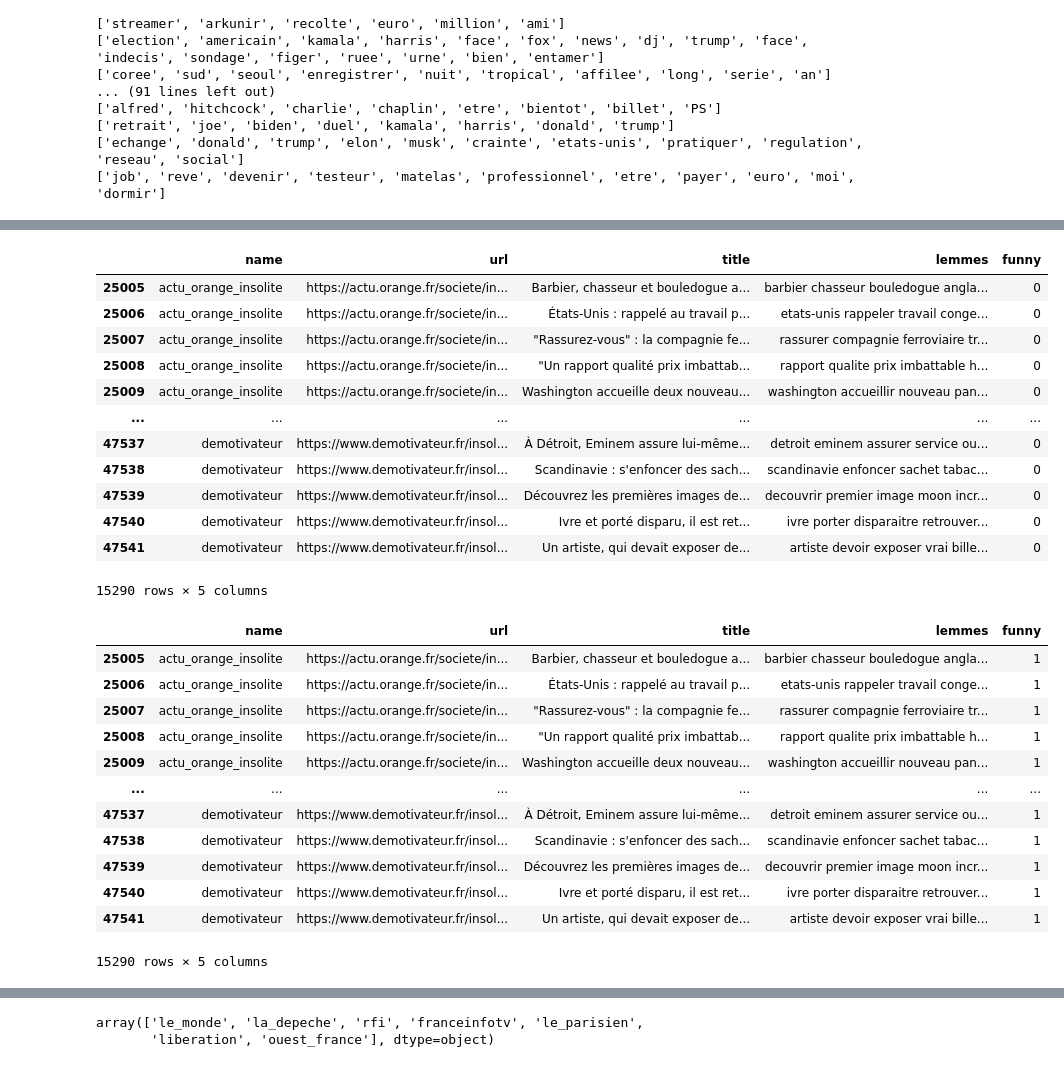
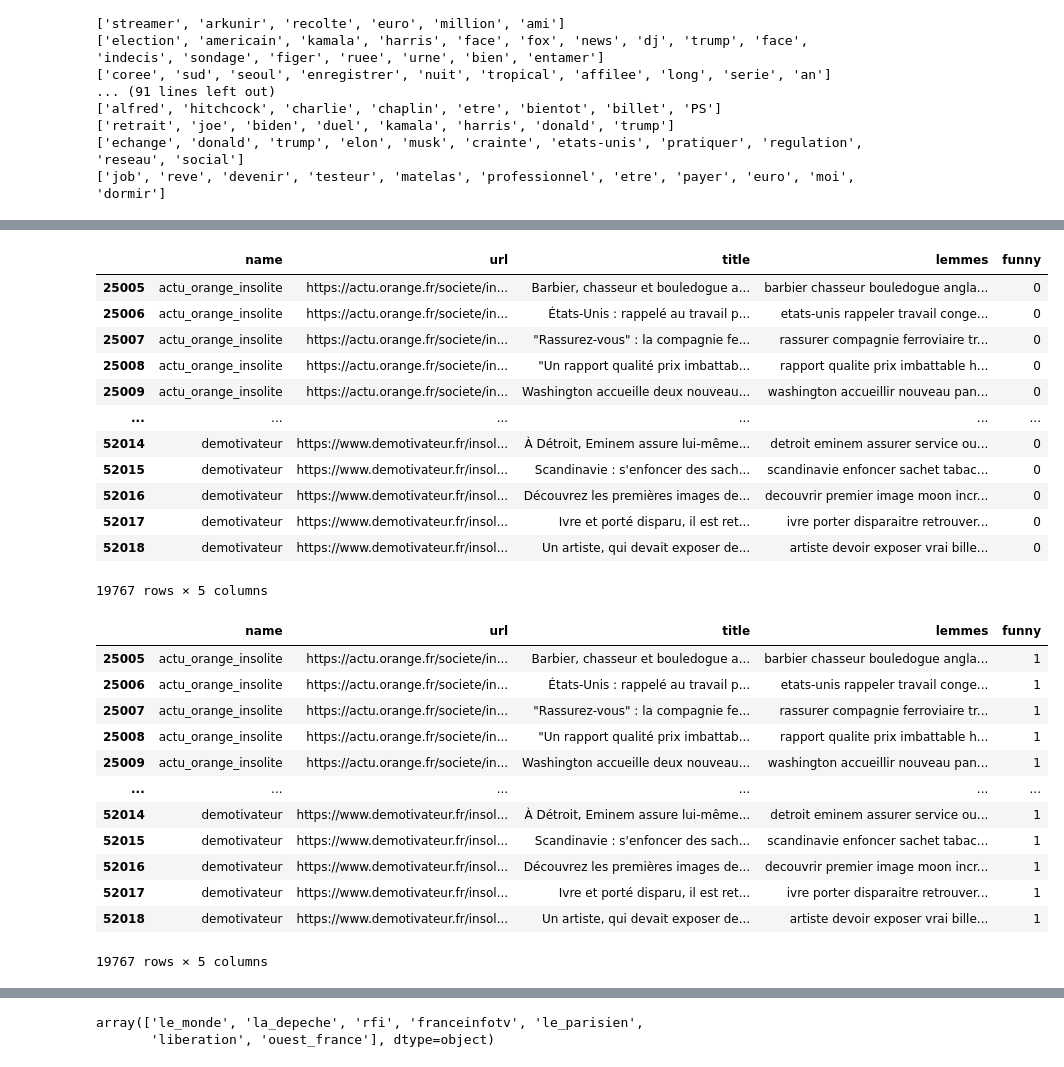
Before and after one commit to mikachou/funnypress-data-study, a Jupyter notebook: notebooks/01_clean.ipynb, the cells around one changed output, grey strips where cells are left out. Saved outputs shown, nothing was run; the diff lists cells and outputs as text; code cells hidden in the pictures.

Commit message:
add gorafisation raw data; handle english text in raw data

```diff
--- a/notebooks/01_clean.ipynb
+++ b/notebooks/01_clean.ipynb
@@ -282,0 +353,4 @@ df
+# %%
+df['lang'] = df.apply(lambda row: 'fr' if (row['name'] == 'gorafisation' and row['lang'] not in ['fr', 'ca'] and 'fr' in list(map(lambda lang: lang.lang, detect_langs(row['title'])))) else row['lang'], axis=1)
+
+df[df['name'] == 'gorafisation'][~df['lang'].isin(['fr', 'ca'])]
@@ -282,0 +371,3 @@ df
+# %%
+for index, row in df[df['name'] == 'gorafisation'][~df['lang'].isin(['fr', 'ca'])][['url', 'title']].iterrows():
+    print(index, row['url'], row['title'], detect_langs(row['title']))
@@ -282,0 +392,13 @@ df
+# %%
+fr_articles = [
+    'Fan de Messi, il tue son ami fan de Cristiano Ronaldo',
+    'Leonardo DiCaprio forcé par la justice de rendre "son" Oscar',
+    'World of Warcraft a un problème de viol',
+    'Star Trek: Discovery propose des sous-titres en klingon sur Netflix',
+    'La Nasa lance un concours de "caca dans l’espace"',
+    'Quand CNews confond Nasser Al Khelaifi avec Jamal Abdel Nasser',
+    'LinkedIn va-t-il se faire Instagramiser ?',
+    'Israël: Salina Steinfeld, 86 Ans, Élue Miss Survivante De La Shoah',
+]
+
+df['lang'] = df.apply(lambda row: 'fr' if row['title'] in fr_articles else row['lang'], axis=1)
@@ -282,0 +442,3 @@ df
+# %%
+df = df.drop('lang', axis=1).reset_index(drop=True)
+df
@@ -521,17 +697,17 @@ df
 # %%
-df[df['name'].isin(['actu_orange_insolite', 'demotivateur', 'europe1_insolite', 'franceinfotv_bizarre', 'huffpost_insolite'])]
+df[df['name'].isin(['actu_orange_insolite', 'demotivateur', 'europe1_insolite', 'franceinfotv_bizarre', 'huffpost_insolite', 'gorafisation'])]
 # %% [output]
 |  | name | url | title | lemmes | funny |
 | 25005 | actu_orange_insolite | https://actu.orange.fr/societe/in... | Barbier, chasseur et bouledogue a... | barbier chasseur bouledogue angla... | 0 |
 | 25006 | actu_orange_insolite | https://actu.orange.fr/societe/in... | États-Unis : rappelé au travail p... | etats-unis rappeler travail conge... | 0 |
 | 25007 | actu_orange_insolite | https://actu.orange.fr/societe/in... | "Rassurez-vous" : la compagnie fe... | rassurer compagnie ferroviaire tr... | 0 |
 | 25008 | actu_orange_insolite | https://actu.orange.fr/societe/in... | "Un rapport qualité prix imbattab... | rapport qualite prix imbattable h... | 0 |
 | 25009 | actu_orange_insolite | https://actu.orange.fr/societe/in... | Washington accueille deux nouveau... | washington accueillir nouveau pan... | 0 |
 | ... | ... | ... | ... | ... | ... |
-| 47537 | demotivateur | https://www.demotivateur.fr/insol... | À Détroit, Eminem assure lui-même... | detroit eminem assurer service ou... | 0 |
-| 47538 | demotivateur | https://www.demotivateur.fr/insol... | Scandinavie : s'enfoncer des sach... | scandinavie enfoncer sachet tabac... | 0 |
-| 47539 | demotivateur | https://www.demotivateur.fr/insol... | Découvrez les premières images de... | decouvrir premier image moon incr... | 0 |
-| 47540 | demotivateur | https://www.demotivateur.fr/insol... | Ivre et porté disparu, il est ret... | ivre porter disparaitre retrouver... | 0 |
-| 47541 | demotivateur | https://www.demotivateur.fr/insol... | Un artiste, qui devait exposer de... | artiste devoir exposer vrai bille... | 0 |
+| 52014 | demotivateur | https://www.demotivateur.fr/insol... | À Détroit, Eminem assure lui-même... | detroit eminem assurer service ou... | 0 |
+| 52015 | demotivateur | https://www.demotivateur.fr/insol... | Scandinavie : s'enfoncer des sach... | scandinavie enfoncer sachet tabac... | 0 |
+| 52016 | demotivateur | https://www.demotivateur.fr/insol... | Découvrez les premières images de... | decouvrir premier image moon incr... | 0 |
+| 52017 | demotivateur | https://www.demotivateur.fr/insol... | Ivre et porté disparu, il est ret... | ivre porter disparaitre retrouver... | 0 |
+| 52018 | demotivateur | https://www.demotivateur.fr/insol... | Un artiste, qui devait exposer de... | artiste devoir exposer vrai bille... | 0 |
-15290 rows × 5 columns
+19767 rows × 5 columns
 # %%
@@ -539,5 +715,5 @@ df.loc[df['name'].isin(['actu_orange_insolite', 'demotivateur', 'europe1_insolit
 # %%
-df[df['name'].isin(['actu_orange_insolite', 'demotivateur', 'europe1_insolite', 'franceinfotv_bizarre', 'huffpost_insolite'])]
+df[df['name'].isin(['actu_orange_insolite', 'demotivateur', 'europe1_insolite', 'franceinfotv_bizarre', 'huffpost_insolite', 'gorafisation'])]
 # %% [output]
 |  | name | url | title | lemmes | funny |
 | 25005 | actu_orange_insolite | https://actu.orange.fr/societe/in... | Barbier, chasseur et bouledogue a... | barbier chasseur bouledogue angla... | 1 |
@@ -546,12 +722,12 @@ df[df['name'].isin(['actu_orange_insolite', 'demotivateur', 'europe1_insolite',
 | 25008 | actu_orange_insolite | https://actu.orange.fr/societe/in... | "Un rapport qualité prix imbattab... | rapport qualite prix imbattable h... | 1 |
 | 25009 | actu_orange_insolite | https://actu.orange.fr/societe/in... | Washington accueille deux nouveau... | washington accueillir nouveau pan... | 1 |
 | ... | ... | ... | ... | ... | ... |
-| 47537 | demotivateur | https://www.demotivateur.fr/insol... | À Détroit, Eminem assure lui-même... | detroit eminem assurer service ou... | 1 |
-| 47538 | demotivateur | https://www.demotivateur.fr/insol... | Scandinavie : s'enfoncer des sach... | scandinavie enfoncer sachet tabac... | 1 |
-| 47539 | demotivateur | https://www.demotivateur.fr/insol... | Découvrez les premières images de... | decouvrir premier image moon incr... | 1 |
-| 47540 | demotivateur | https://www.demotivateur.fr/insol... | Ivre et porté disparu, il est ret... | ivre porter disparaitre retrouver... | 1 |
-| 47541 | demotivateur | https://www.demotivateur.fr/insol... | Un artiste, qui devait exposer de... | artiste devoir exposer vrai bille... | 1 |
+| 52014 | demotivateur | https://www.demotivateur.fr/insol... | À Détroit, Eminem assure lui-même... | detroit eminem assurer service ou... | 1 |
+| 52015 | demotivateur | https://www.demotivateur.fr/insol... | Scandinavie : s'enfoncer des sach... | scandinavie enfoncer sachet tabac... | 1 |
+| 52016 | demotivateur | https://www.demotivateur.fr/insol... | Découvrez les premières images de... | decouvrir premier image moon incr... | 1 |
+| 52017 | demotivateur | https://www.demotivateur.fr/insol... | Ivre et porté disparu, il est ret... | ivre porter disparaitre retrouver... | 1 |
+| 52018 | demotivateur | https://www.demotivateur.fr/insol... | Un artiste, qui devait exposer de... | artiste devoir exposer vrai bille... | 1 |
-15290 rows × 5 columns
+19767 rows × 5 columns
 # %%
 df[df['funny'] == 1].name.unique()
 # %% [output]
```
Also changed, not shown: parts of 27 cells of this notebook, 1 other file.
